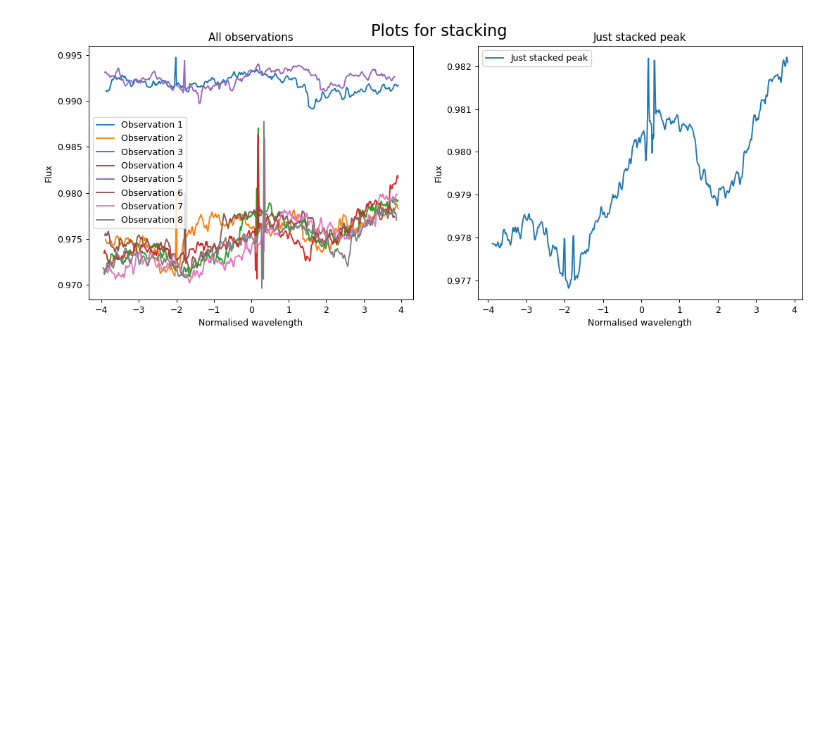
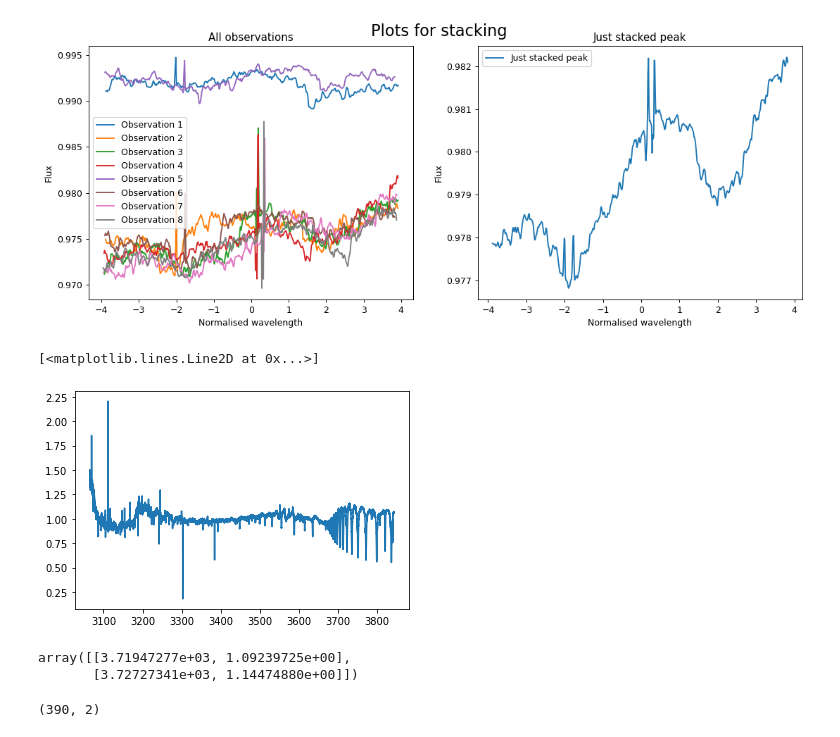
Before and after one commit to jancami/edibles, a Jupyter notebook: edibles/utils/Harshit/DataAccess1.ipynb, the cells around one changed output. Drawn from its saved outputs; the diff is of its cells as text; code cells hidden in the pictures; blank space fills up the shorter version.

```diff
--- a/edibles/utils/Harshit/DataAccess1.ipynb
+++ b/edibles/utils/Harshit/DataAccess1.ipynb
@@ -487,3 +493,8 @@ if (not os.path.exists(fileName)) or fEdit2 == 1:
 [figure]
 [figure]
 [figure]
+# %%
+plt.plot(datasContRem[3][1][:, 0], datasContRem[3][1][:, 1])
+# %% [output]
+[<matplotlib.lines.Line2D at 0x...>]
+[figure, added]
@@ -489,0 +504,10 @@ if (not os.path.exists(fileName)) or fEdit2 == 1:
+# %%
+wvs3Full
+# %% [output]
+array([[3.71947277e+03, 1.09239725e+00],
+       [3.72727341e+03, 1.14474880e+00]])
+# %%
+relDat = copy.deepcopy(dataInRange(datasContRem[3][1], wvs3Full[:, 0]))
+print(relDat.shape)
+# %% [output]
+(390, 2)
```
Also changed, not shown: parts of 6 cells of this notebook, 1 other file.
